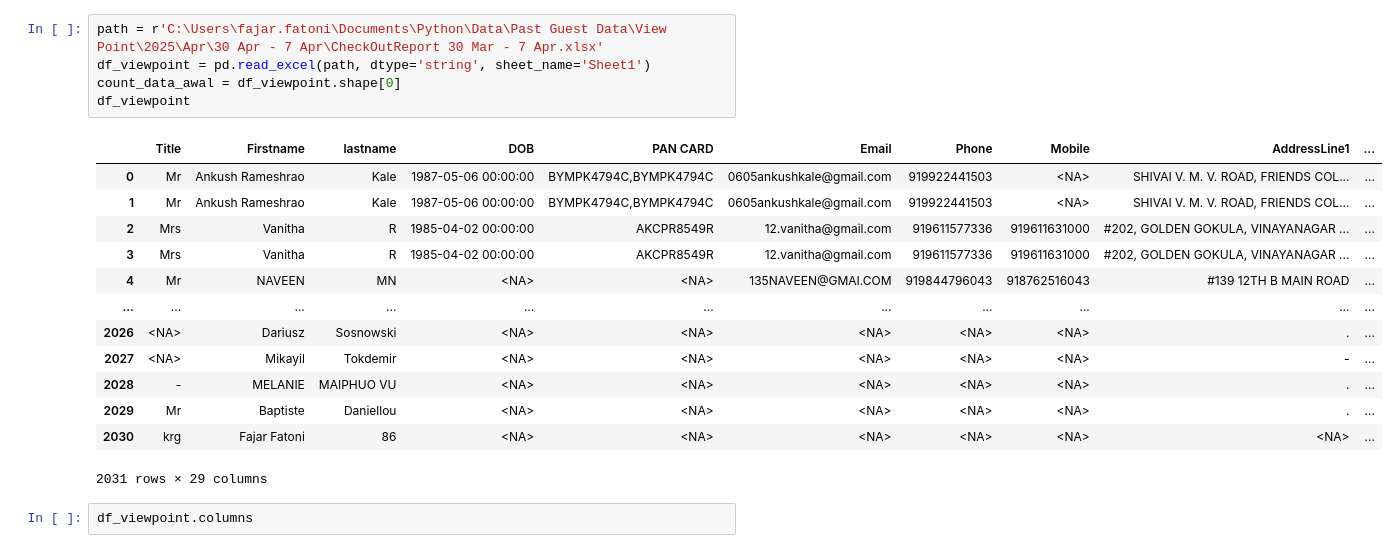
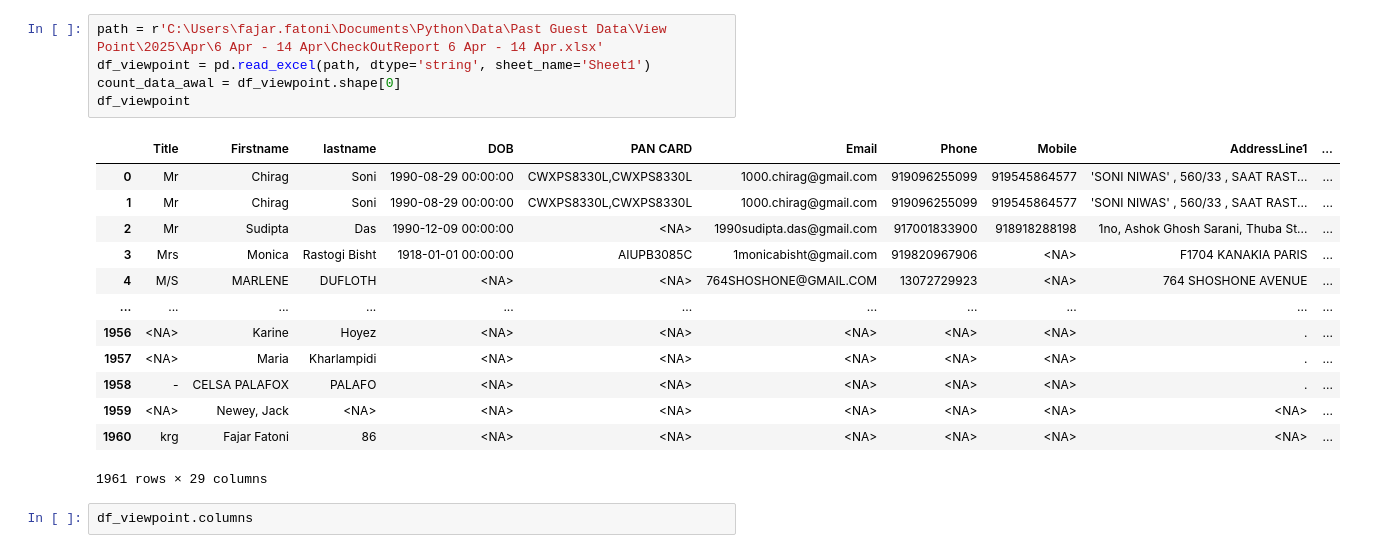
Before and after one commit to fajarfat1195/python.github.io, a Jupyter notebook: past_guest_toni_app/viewpoint_pg_clean_1.ipynb, the cells around one changed output. Drawn from its saved outputs; the diff is of its cells as text.

```diff
--- a/past_guest_toni_app/viewpoint_pg_clean_1.ipynb
+++ b/past_guest_toni_app/viewpoint_pg_clean_1.ipynb
@@ -17,22 +14,22 @@ The autoreload extension is already loaded. To reload it, use:
 # %%
-path = r'C:\Users\fajar.fatoni\Documents\Python\Data\Past Guest Data\View Point\2025\Apr\30 Apr - 7 Apr\CheckOutReport 30 Mar - 7 Apr.xlsx'
+path = r'C:\Users\fajar.fatoni\Documents\Python\Data\Past Guest Data\View Point\2025\Apr\6 Apr - 14 Apr\CheckOutReport 6 Apr - 14 Apr.xlsx'
 df_viewpoint = pd.read_excel(path, dtype='string', sheet_name='Sheet1')
 count_data_awal = df_viewpoint.shape[0]
 df_viewpoint
 # %% [output]
 |  | Title | Firstname | lastname | DOB | PAN CARD | Email | Phone | Mobile | AddressLine1 | ... |
-| 0 | Mr | Ankush Rameshrao | Kale | 1987-05-06 00:00:00 | BYMPK4794C,BYMPK4794C | 0605ankushkale@gmail.com | 919922441503 | <NA> | SHIVAI V. M. V. ROAD, FRIENDS COL... | ... |
-| 1 | Mr | Ankush Rameshrao | Kale | 1987-05-06 00:00:00 | BYMPK4794C,BYMPK4794C | 0605ankushkale@gmail.com | 919922441503 | <NA> | SHIVAI V. M. V. ROAD, FRIENDS COL... | ... |
-| 2 | Mrs | Vanitha | R | 1985-04-02 00:00:00 | AKCPR8549R | 12.vanitha@gmail.com | 919611577336 | 919611631000 | #202, GOLDEN GOKULA, VINAYANAGAR ... | ... |
-| 3 | Mrs | Vanitha | R | 1985-04-02 00:00:00 | AKCPR8549R | 12.vanitha@gmail.com | 919611577336 | 919611631000 | #202, GOLDEN GOKULA, VINAYANAGAR ... | ... |
-| 4 | Mr | NAVEEN | MN | <NA> | <NA> | 135NAVEEN@GMAI.COM | 919844796043 | 918762516043 | #139 12TH B MAIN ROAD | ... |
+| 0 | Mr | Chirag | Soni | 1990-08-29 00:00:00 | CWXPS8330L,CWXPS8330L | 1000.chirag@gmail.com | 919096255099 | 919545864577 | 'SONI NIWAS' , 560/33 , SAAT RAST... | ... |
+| 1 | Mr | Chirag | Soni | 1990-08-29 00:00:00 | CWXPS8330L,CWXPS8330L | 1000.chirag@gmail.com | 919096255099 | 919545864577 | 'SONI NIWAS' , 560/33 , SAAT RAST... | ... |
+| 2 | Mr | Sudipta | Das | 1990-12-09 00:00:00 | <NA> | 1990sudipta.das@gmail.com | 917001833900 | 918918288198 | 1no, Ashok Ghosh Sarani, Thuba St... | ... |
+| 3 | Mrs | Monica | Rastogi Bisht | 1918-01-01 00:00:00 | AIUPB3085C | 1monicabisht@gmail.com | 919820967906 | <NA> | F1704 KANAKIA PARIS | ... |
+| 4 | M/S | MARLENE | DUFLOTH | <NA> | <NA> | 764SHOSHONE@GMAIL.COM | 13072729923 | <NA> | 764 SHOSHONE AVENUE | ... |
 | ... | ... | ... | ... | ... | ... | ... | ... | ... | ... | ... |
-| 2026 | <NA> | Dariusz | Sosnowski | <NA> | <NA> | <NA> | <NA> | <NA> | . | ... |
-| 2027 | <NA> | Mikayil | Tokdemir | <NA> | <NA> | <NA> | <NA> | <NA> | - | ... |
-| 2028 | - | MELANIE | MAIPHUO VU | <NA> | <NA> | <NA> | <NA> | <NA> | . | ... |
-| 2029 | Mr | Baptiste | Daniellou | <NA> | <NA> | <NA> | <NA> | <NA> | . | ... |
-| 2030 | krg | Fajar Fatoni | 86 | <NA> | <NA> | <NA> | <NA> | <NA> | <NA> | ... |
+| 1956 | <NA> | Karine | Hoyez | <NA> | <NA> | <NA> | <NA> | <NA> | . | ... |
+| 1957 | <NA> | Maria | Kharlampidi | <NA> | <NA> | <NA> | <NA> | <NA> | . | ... |
+| 1958 | - | CELSA PALAFOX | PALAFO | <NA> | <NA> | <NA> | <NA> | <NA> | . | ... |
+| 1959 | <NA> | Newey, Jack | <NA> | <NA> | <NA> | <NA> | <NA> | <NA> | <NA> | ... |
+| 1960 | krg | Fajar Fatoni | 86 | <NA> | <NA> | <NA> | <NA> | <NA> | <NA> | ... |
-2031 rows × 29 columns
+1961 rows × 29 columns
 # %%
 df_viewpoint.columns
 # %% [output]
```
Also changed, not shown: parts of 7 cells of this notebook, 7 other files.
